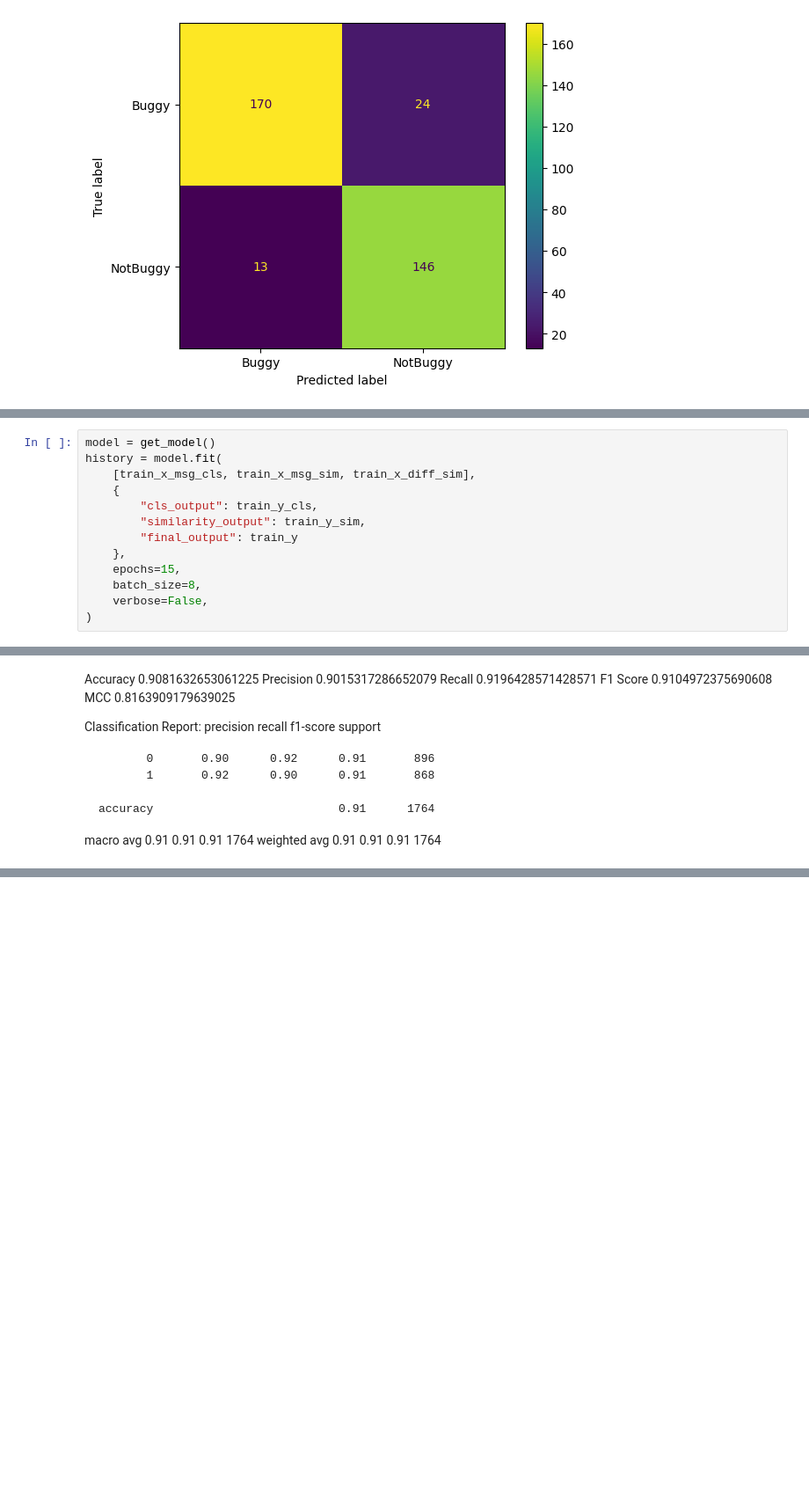
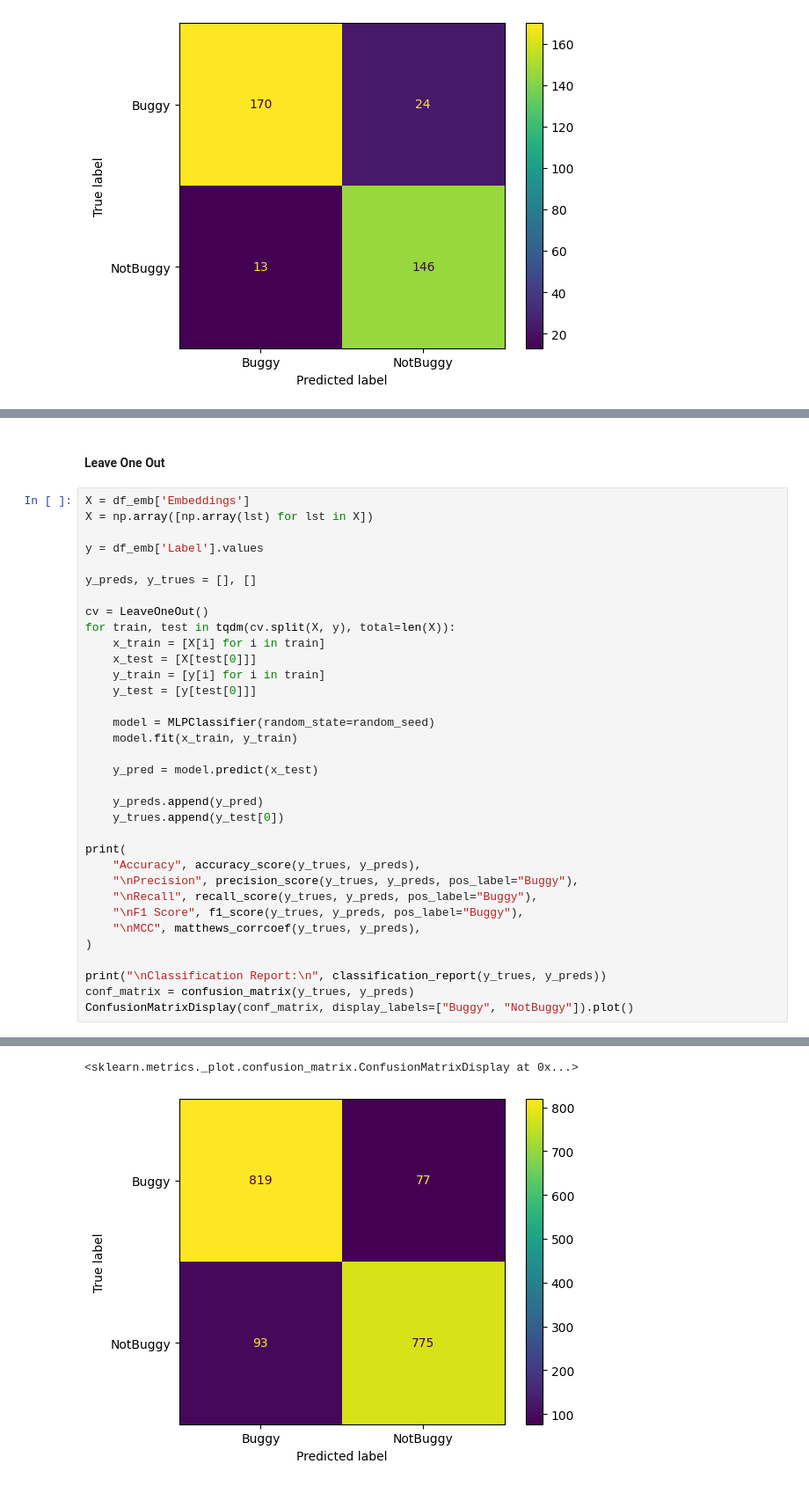
Before and after one commit to SQMLab/Tangled, a Jupyter notebook: RQ3.ipynb, the cells around one changed output, grey strips where cells are left out. Shown at 88% size. Saved outputs shown, nothing was run; the diff lists cells and outputs as text; blank space fills up the shorter version.

```diff
--- a/RQ3.ipynb
+++ b/RQ3.ipynb
@@ -503,13 +239,0 @@ ________________________________________________________________________________
-# %%
-model = get_model()
-history = model.fit(
-    [train_x_msg_cls, train_x_msg_sim, train_x_diff_sim],
-    {
-        "cls_output": train_y_cls,
-        "similarity_output": train_y_sim,
-        "final_output": train_y
-    },
-    epochs=15,
-    batch_size=8,
-    verbose=False,
-)
@@ -601,16 +240,37 @@ ConfusionMatrixDisplay(conf_matrix, display_labels=["Buggy", "NotBuggy"]).plot()
-# %% [markdown]
-Accuracy 0.9081632653061225
-Precision 0.9015317286652079
-Recall 0.9196428571428571
-F1 Score 0.9104972375690608
-MCC 0.8163909179639025
-
-Classification Report:
-               precision    recall  f1-score   support
-
-           0       0.90      0.92      0.91       896
-           1       0.92      0.90      0.91       868
-
-    accuracy                           0.91      1764
-   macro avg       0.91      0.91      0.91      1764
-weighted avg       0.91      0.91      0.91      1764
+# %% [markdown]
+#### Leave One Out
+# %%
+X = df_emb['Embeddings']
+X = np.array([np.array(lst) for lst in X])
+
+y = df_emb['Label'].values
+
+y_preds, y_trues = [], []
+
+cv = LeaveOneOut()
+for train, test in tqdm(cv.split(X, y), total=len(X)):
+    x_train = [X[i] for i in train]
+    x_test = [X[test[0]]]
+    y_train = [y[i] for i in train]
+    y_test = [y[test[0]]]
+
+    model = MLPClassifier(random_state=random_seed)
+    model.fit(x_train, y_train)
+
+    y_pred = model.predict(x_test)
+
+    y_preds.append(y_pred)
+    y_trues.append(y_test[0])
+
+print(
+    "Accuracy", accuracy_score(y_trues, y_preds),
+    "\nPrecision", precision_score(y_trues, y_preds, pos_label="Buggy"),
+    "\nRecall", recall_score(y_trues, y_preds, pos_label="Buggy"),
+    "\nF1 Score", f1_score(y_trues, y_preds, pos_label="Buggy"),
+    "\nMCC", matthews_corrcoef(y_trues, y_preds),
+)
+
+print("\nClassification Report:\n", classification_report(y_trues, y_preds))
+conf_matrix = confusion_matrix(y_trues, y_preds)
+ConfusionMatrixDisplay(conf_matrix, display_labels=["Buggy", "NotBuggy"]).plot()
+# %% [output]
@@ -616,0 +292,2 @@ weighted avg       0.91      0.91      0.91      1764
+<sklearn.metrics._plot.confusion_matrix.ConfusionMatrixDisplay at 0x...>
+[figure, added]
```
Also changed, not shown: parts of 52 cells of this notebook, 6 other files.
